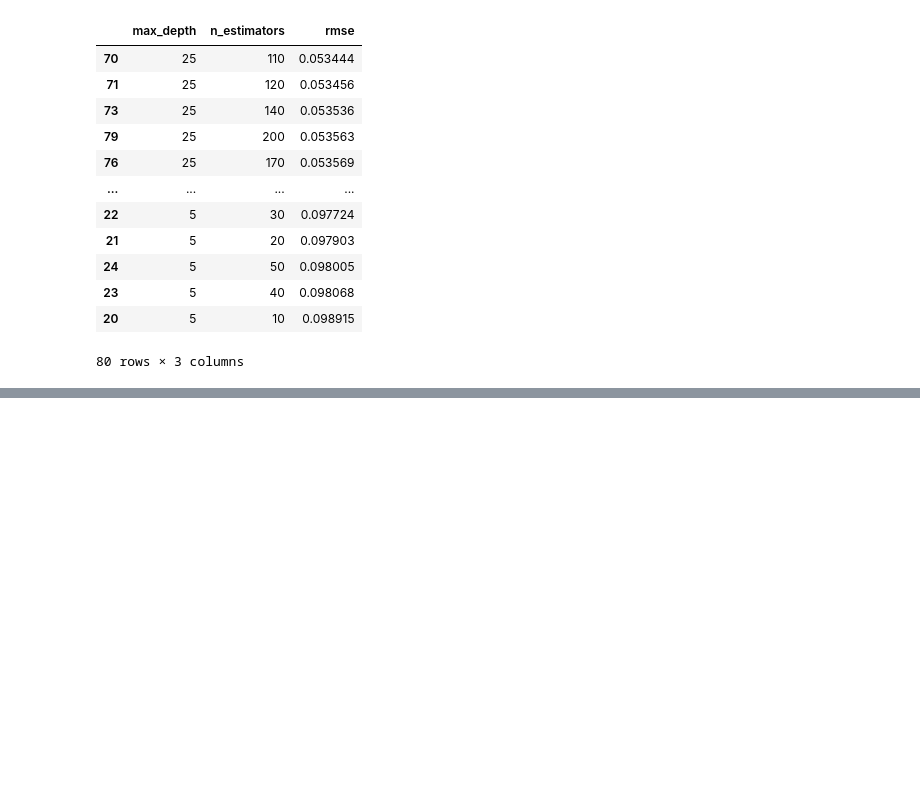
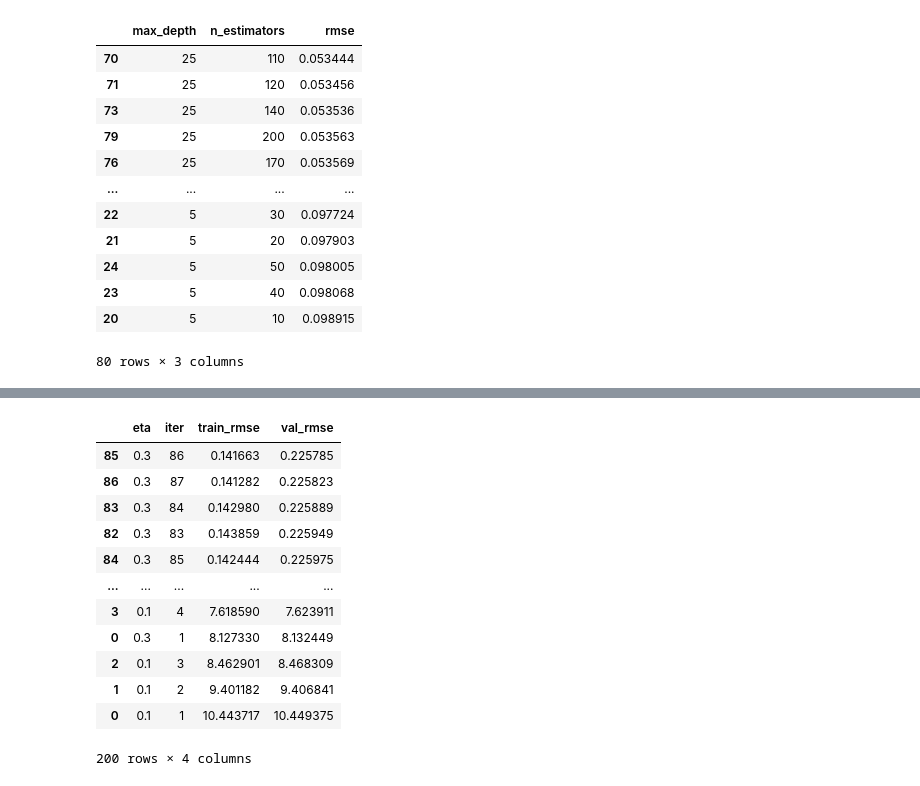
Before and after one commit to kausnz/ml_zoomcamp, a Jupyter notebook: homework/ml_zoomcamp_hw6.ipynb, the cells around one changed output, grey strips where cells are left out. Saved outputs shown, nothing was run; the diff lists cells and outputs as text; code cells hidden in the pictures; blank space fills up the shorter version.

```diff
--- a/homework/ml_zoomcamp_hw6.ipynb
+++ b/homework/ml_zoomcamp_hw6.ipynb
@@ -380,0 +404,43 @@ After that, the form will be closed.
+# %%
+dm_train = xgb.DMatrix(X_train, label=y_train, feature_names=features)
+dm_val = xgb.DMatrix(X_val, label=y_val, feature_names=features)
+
+def train_xgboost_model(eta=0.3, max_depth=6, min_child_weight=1, num_boost_round=100):
+    watchlist = [(dm_train, 'train'), (dm_val, 'val')]
+    xgb_params = {
+        'eta': eta,
+        'max_depth': max_depth,
+        'min_child_weight': min_child_weight,
+
+        'eval_metric': 'rmse',
+        'objective': 'reg:squarederror',
+        'nthread': 8,
+
+        'seed': 1,
+        'verbosity': 1
+    }
+    evals_result = {}
+    xgb.train(params=xgb_params,
+                      dtrain=dm_train,
+                      num_boost_round=num_boost_round,
+                      # verbose_eval=5,
+                      evals=watchlist,
+                      evals_result=evals_result)
+
+    columns = ['eta', 'iter', 'train_rmse', 'val_rmse']
+    train_rmse_scores = list(evals_result['train'].values())[0]
+    val_rmse_scores = list(evals_result['val'].values())[0]
+
+    df_scores = pd.DataFrame(
+        list(zip([eta] * len(train_rmse_scores),
+            range(1, len(train_rmse_scores) + 1),
+            train_rmse_scores,
+            val_rmse_scores
+        )), columns=columns)
+    return df_scores
+# %%
+df_scores = pd.DataFrame()
+
+for eta in tqdm([0.3, 0.1]):
+    df_result = train_xgboost_model(eta=eta)
+    df_scores = pd.concat([df_scores, df_result])
@@ -380,0 +465,16 @@ After that, the form will be closed.
+# %%
+df_scores.sort_values('val_rmse')
+# %% [output]
+|  | eta | iter | train_rmse | val_rmse |
+| 85 | 0.3 | 86 | 0.141663 | 0.225785 |
+| 86 | 0.3 | 87 | 0.141282 | 0.225823 |
+| 83 | 0.3 | 84 | 0.142980 | 0.225889 |
+| 82 | 0.3 | 83 | 0.143859 | 0.225949 |
+| 84 | 0.3 | 85 | 0.142444 | 0.225975 |
+| ... | ... | ... | ... | ... |
+| 3 | 0.1 | 4 | 7.618590 | 7.623911 |
+| 0 | 0.3 | 1 | 8.127330 | 8.132449 |
+| 2 | 0.1 | 3 | 8.462901 | 8.468309 |
+| 1 | 0.1 | 2 | 9.401182 | 9.406841 |
+| 0 | 0.1 | 1 | 10.443717 | 10.449375 |
+200 rows × 4 columns
```
Also changed, not shown: parts of 11 cells of this notebook, 1 other file.
